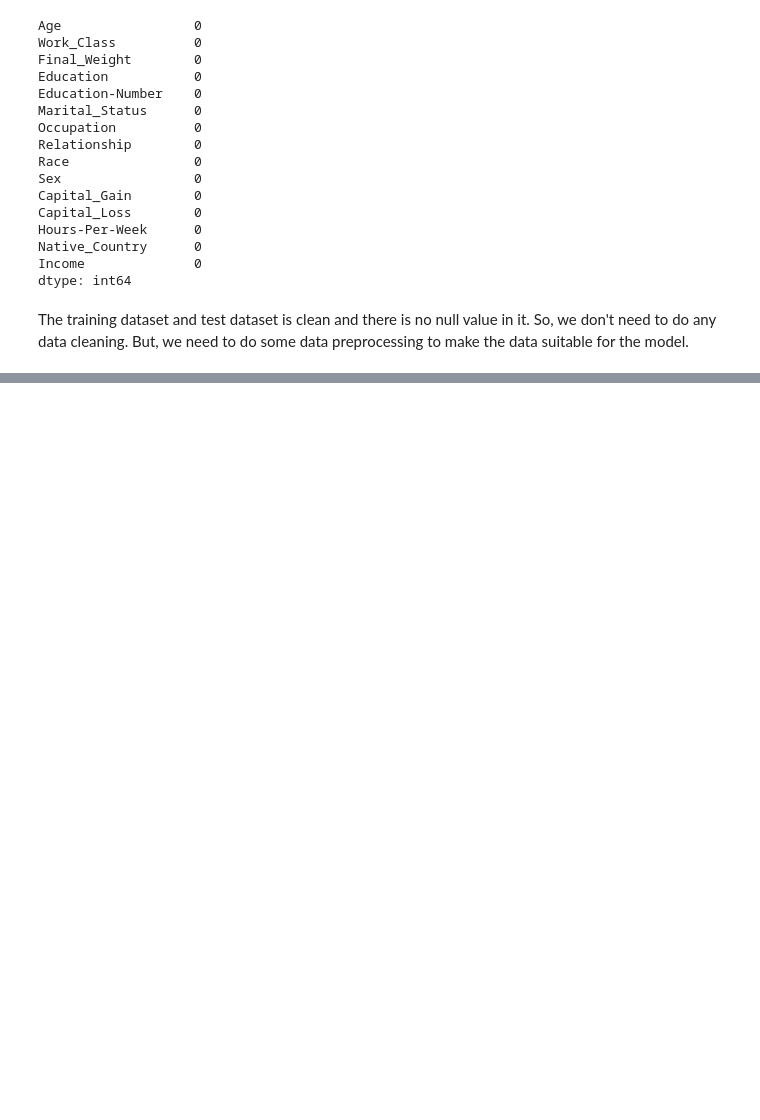
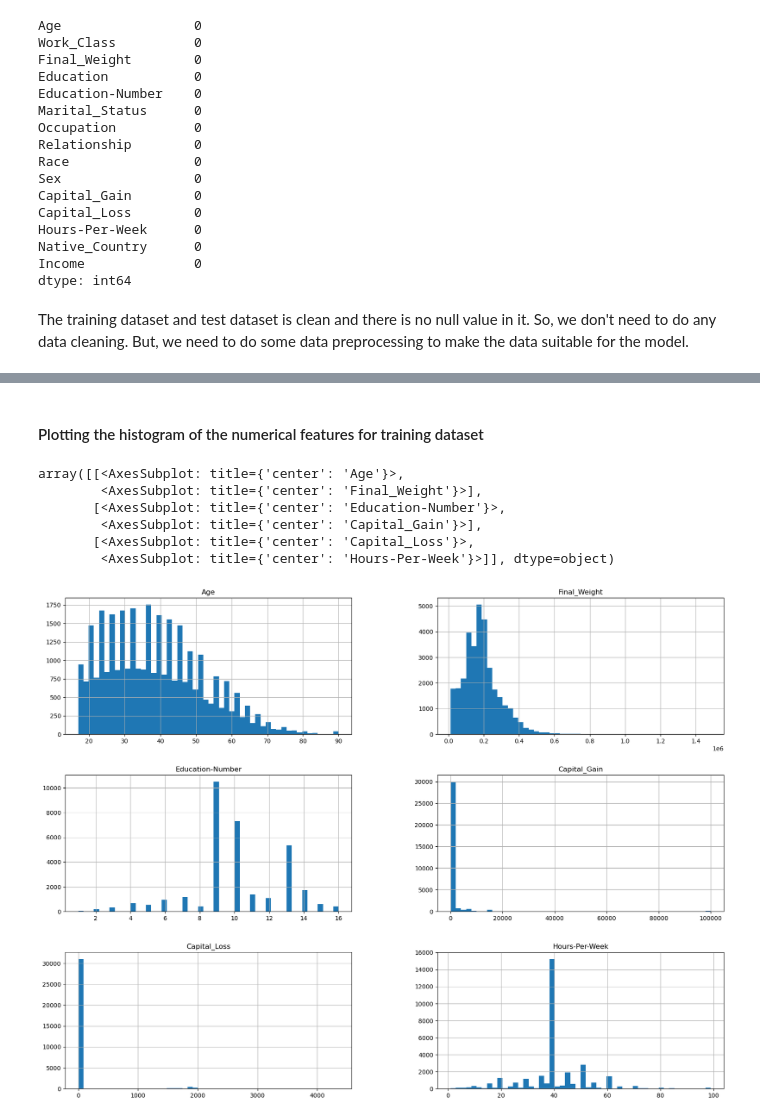
Before and after one commit to ErfanRasti/DataMining-Projects, a Jupyter notebook: ClassificationProject/main.ipynb, the cells around one changed output, grey strips where cells are left out. Saved outputs shown, nothing was run; the diff lists cells and outputs as text; code cells hidden in the pictures; blank space fills up the shorter version.

Commit message:
Visualizing the dataset

```diff
--- a/ClassificationProject/main.ipynb
+++ b/ClassificationProject/main.ipynb
@@ -93,0 +116,12 @@ The training dataset and test dataset is clean and there is no null value in it.
+# %% [markdown]
+#### Plotting the histogram of the numerical features for training dataset
+# %%
+train_ds.hist(bins=50, figsize=(20, 15))
+# %% [output]
+array([[<AxesSubplot: title={'center': 'Age'}>,
+        <AxesSubplot: title={'center': 'Final_Weight'}>],
+       [<AxesSubplot: title={'center': 'Education-Number'}>,
+        <AxesSubplot: title={'center': 'Capital_Gain'}>],
+       [<AxesSubplot: title={'center': 'Capital_Loss'}>,
+        <AxesSubplot: title={'center': 'Hours-Per-Week'}>]], dtype=object)
+[figure, added]
```
Also changed, not shown: parts of 7 cells of this notebook.
